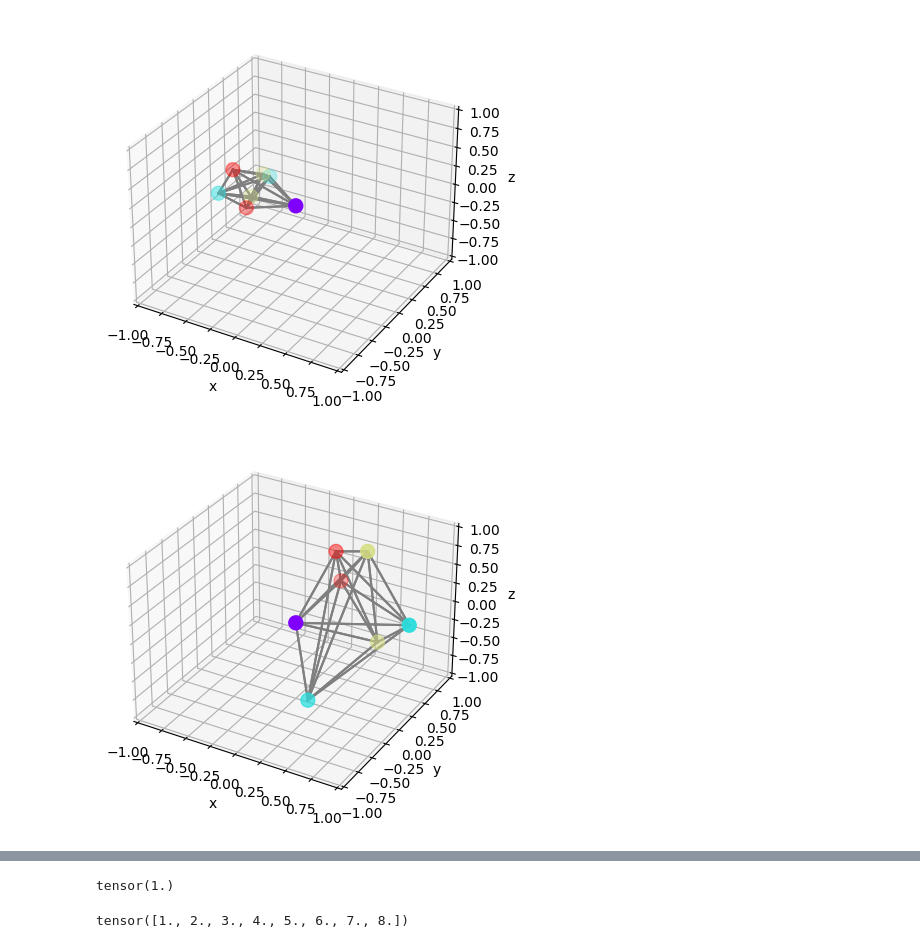
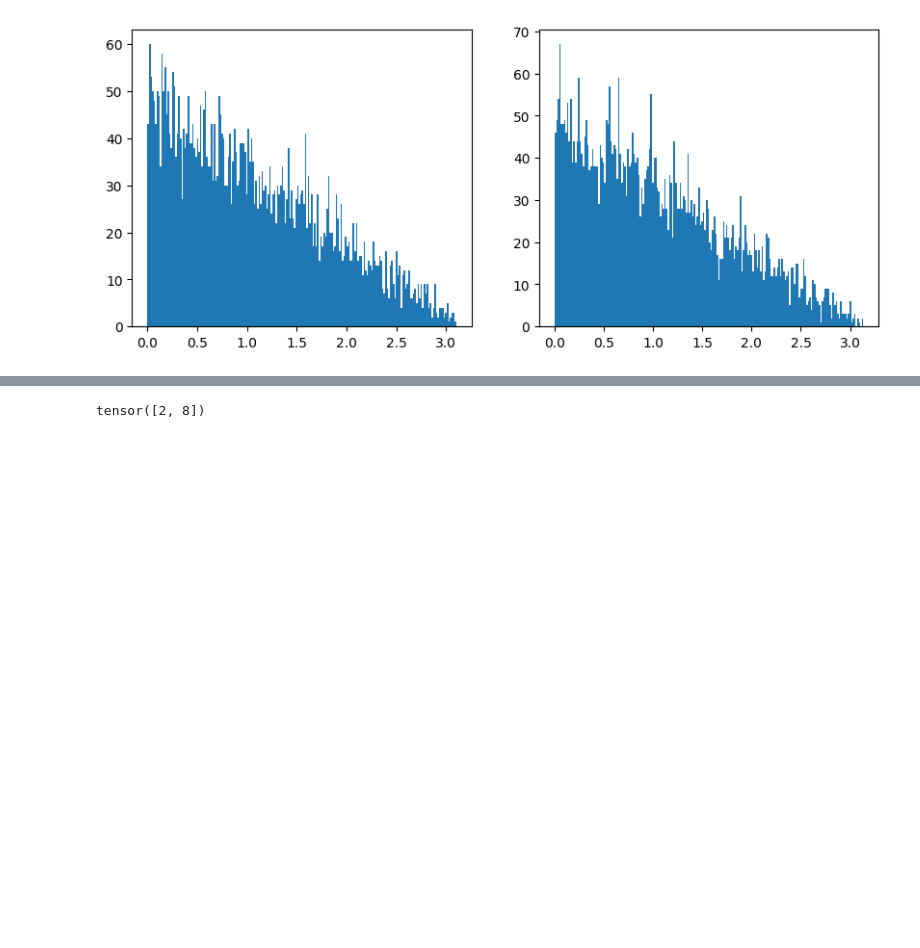
Before and after one commit to NW-JEFF/Geometric-Message-Passing, a Jupyter notebook: experiments/star_graph_pair_angle.ipynb, the cells around one changed output, grey strips where cells are left out. Drawn from its saved outputs; the diff is of its cells as text; code cells hidden in the pictures; blank space fills up the shorter version.

```diff
--- a/experiments/star_graph_pair_angle.ipynb
+++ b/experiments/star_graph_pair_angle.ipynb
@@ -148,0 +325,11 @@ for data in dataset:
+# %%
+dataset = create_star_graphs(num=1000, fold=[7,], dim=2, target="max")
+
+angle1 = []
+
+for data in dataset:
+    angle1.append(data.y[0])
+
+plt.figure(figsize=(5, 4))
+plt.hist(angle1, bins=200)
+plt.show()
@@ -226,10 +413,23 @@ def create_paired_complete_graphs(num=5, n_nodes=[6,], dim=3, n_pairs=2, seed=0)
 
     return dataset
 # %%
-dataset = create_paired_complete_graphs(num=5, n_nodes=[7,], dim=3, n_pairs=2)
+dataset = create_paired_complete_graphs_with_full_centers(num=5000, n_nodes=[7,], dim=2, n_pairs=2)
 
-for data in dataset[:3]:
-    plot_3d(data, lim=1)
+# for data in dataset[:3]:
+#     plot_3d(data, lim=1)
+
+angle1 = []
+angle2 = []
+
+for data in dataset:
+    angle1.append(data.y[1])
+    angle2.append(data.y[8])
+
+plt.figure(figsize=(10, 4))
+plt.subplot(1,2,1)
+plt.hist(angle1, bins=200)
+plt.subplot(1,2,2)
+plt.hist(angle2, bins=200)
+plt.show()
 # %% [output]
-[figure, old version]
+[figure, new version]
-[figure, removed]
@@ -237,10 +436,10 @@ for data in dataset[:3]:
 # %%
-my_list = [[1, 2, 3, 4], [5, 6, 7, 8]]
+tensor_2d = torch.tensor([[1, 2, 3],
+                          [4, 5, 6],
+                          [7, 8, 9]])
 
-torch.nn.functional.l1_loss(my_list.view(-1, 2)[::2], my_list.view(-1, 2)[::2]+1, reduction='mean')
+# Create a new tensor with the first and last rows
+new_tensor = tensor_2d[[0, -1], 1]
+print(new_tensor)
 # %% [output]
-tensor(1.)
+tensor([2, 8])
-# %%
-my_list.view(-1)
-# %% [output]
-tensor([1., 2., 3., 4., 5., 6., 7., 8.])
```
Also changed, not shown: parts of 9 cells of this notebook, 11 other files.
